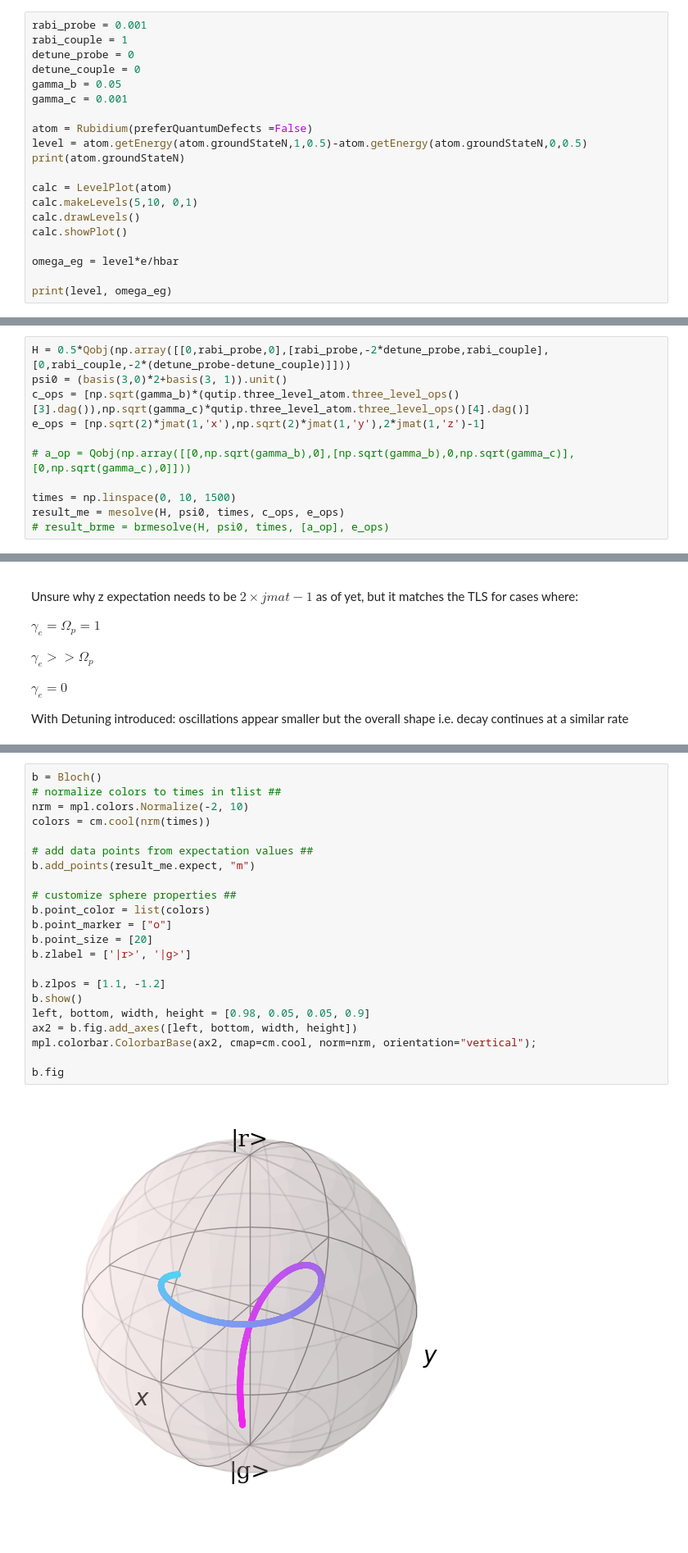
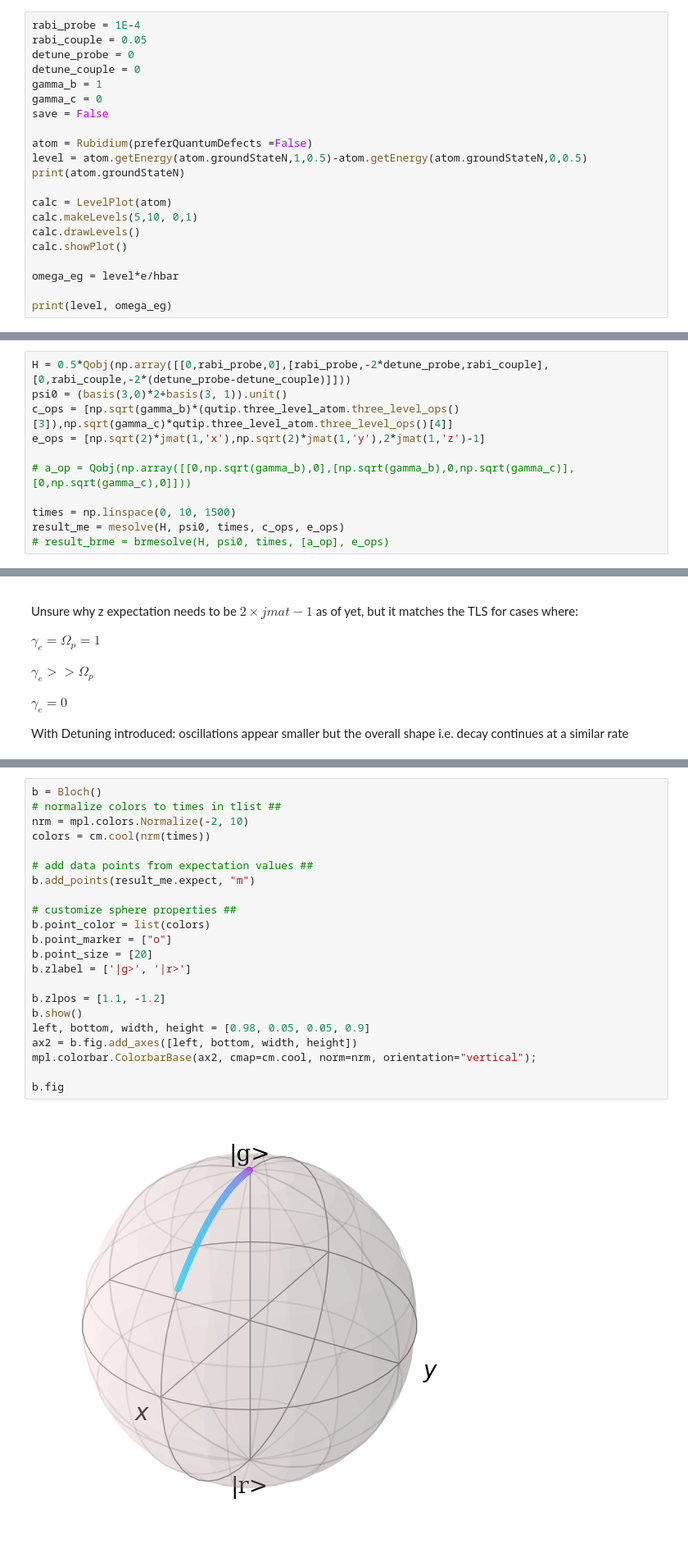
Before and after one commit to asaunders-uob/Rydberg, a Jupyter notebook: PyCode/Three Level System.ipynb, the cells around one changed output, grey strips where cells are left out. Shown at 82% size. Cells and saved outputs as stored; diff of their text form.

```diff
--- a/PyCode/Three Level System.ipynb
+++ b/PyCode/Three Level System.ipynb
@@ -14,12 +14,13 @@ from arc import *
 
 %matplotlib inline
 # %%
-rabi_probe = 0.001
-rabi_couple = 1
+rabi_probe = 1E-4
+rabi_couple = 0.05
 detune_probe = 0
 detune_couple = 0
-gamma_b = 0.05
-gamma_c = 0.001
+gamma_b = 1
+gamma_c = 0
+save = False
 
 atom = Rubidium(preferQuantumDefects =False)
 level = atom.getEnergy(atom.groundStateN,1,0.5)-atom.getEnergy(atom.groundStateN,0,0.5)
@@ -62,7 +63,7 @@ H = \frac{\hbar}{2}
 # %%
 H = 0.5*Qobj(np.array([[0,rabi_probe,0],[rabi_probe,-2*detune_probe,rabi_couple],[0,rabi_couple,-2*(detune_probe-detune_couple)]]))
 psi0 = (basis(3,0)*2+basis(3, 1)).unit()
-c_ops = [np.sqrt(gamma_b)*(qutip.three_level_atom.three_level_ops()[3].dag()),np.sqrt(gamma_c)*qutip.three_level_atom.three_level_ops()[4].dag()]
+c_ops = [np.sqrt(gamma_b)*(qutip.three_level_atom.three_level_ops()[3]),np.sqrt(gamma_c)*qutip.three_level_atom.three_level_ops()[4]]
 e_ops = [np.sqrt(2)*jmat(1,'x'),np.sqrt(2)*jmat(1,'y'),2*jmat(1,'z')-1]
 
 # a_op = Qobj(np.array([[0,np.sqrt(gamma_b),0],[np.sqrt(gamma_b),0,np.sqrt(gamma_c)],[0,np.sqrt(gamma_c),0]]))
@@ -118,24 +119,24 @@ print(A,"exp(time* ",b,")")
 # %%
 b = Bloch()
 # normalize colors to times in tlist ##
 nrm = mpl.colors.Normalize(-2, 10)
 colors = cm.cool(nrm(times))
 
 # add data points from expectation values ##
 b.add_points(result_me.expect, "m")
 
 # customize sphere properties ##
 b.point_color = list(colors)
 b.point_marker = ["o"]
 b.point_size = [20]
-b.zlabel = ['|r>', '|g>']
+b.zlabel = ['|g>', '|r>']
 
 b.zlpos = [1.1, -1.2]
 b.show()
 left, bottom, width, height = [0.98, 0.05, 0.05, 0.9]
 ax2 = b.fig.add_axes([left, bottom, width, height])
 mpl.colorbar.ColorbarBase(ax2, cmap=cm.cool, norm=nrm, orientation="vertical");
 
 b.fig
 # %% [output]
-[figure, old version]
+[figure, new version]
```
Also changed, not shown: parts of 10 cells of this notebook, 2 other files.
